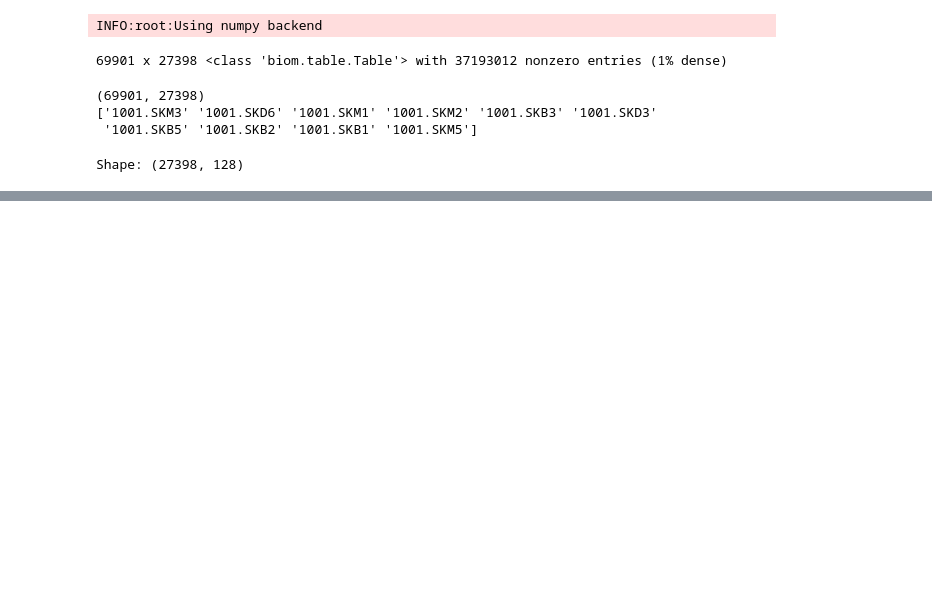
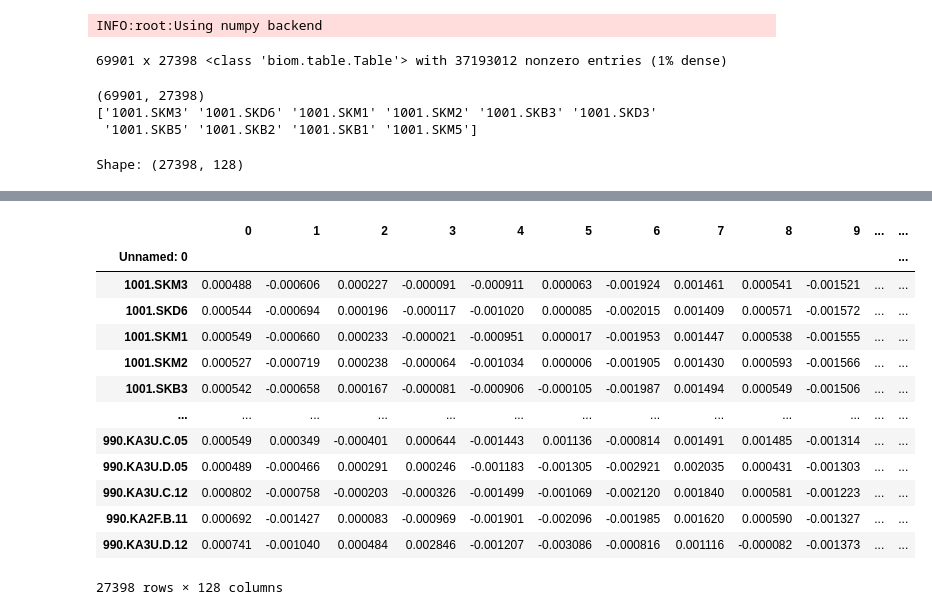
Before and after one commit to pchlenski/phylosig, a Jupyter notebook: 10_exploring_emp.ipynb, the cells around one changed output, grey strips where cells are left out. Saved outputs shown, nothing was run; the diff lists cells and outputs as text; code cells hidden in the pictures; blank space fills up the shorter version.

```diff
--- a/10_exploring_emp.ipynb
+++ b/10_exploring_emp.ipynb
@@ -136,3 +149,20 @@ mixture_dists = hyp.metric.dist_pairwise(
+# %%
+mixture_embeddings.to
+# %% [output]
+|  | 0 | 1 | 2 | 3 | 4 | 5 | 6 | 7 | 8 | 9 | ... | ... |
+| Unnamed: 0 |  |  |  |  |  |  |  |  |  |  |  | ... |
+| 1001.SKM3 | 0.000488 | -0.000606 | 0.000227 | -0.000091 | -0.000911 | 0.000063 | -0.001924 | 0.001461 | 0.000541 | -0.001521 | ... | ... |
+| 1001.SKD6 | 0.000544 | -0.000694 | 0.000196 | -0.000117 | -0.001020 | 0.000085 | -0.002015 | 0.001409 | 0.000571 | -0.001572 | ... | ... |
+| 1001.SKM1 | 0.000549 | -0.000660 | 0.000233 | -0.000021 | -0.000951 | 0.000017 | -0.001953 | 0.001447 | 0.000538 | -0.001555 | ... | ... |
+| 1001.SKM2 | 0.000527 | -0.000719 | 0.000238 | -0.000064 | -0.001034 | 0.000006 | -0.001905 | 0.001430 | 0.000593 | -0.001566 | ... | ... |
+| 1001.SKB3 | 0.000542 | -0.000658 | 0.000167 | -0.000081 | -0.000906 | -0.000105 | -0.001987 | 0.001494 | 0.000549 | -0.001506 | ... | ... |
+| ... | ... | ... | ... | ... | ... | ... | ... | ... | ... | ... | ... | ... |
+| 990.KA3U.C.05 | 0.000549 | 0.000349 | -0.000401 | 0.000644 | -0.001443 | 0.001136 | -0.000814 | 0.001491 | 0.001485 | -0.001314 | ... | ... |
+| 990.KA3U.D.05 | 0.000489 | -0.000466 | 0.000291 | 0.000246 | -0.001183 | -0.001305 | -0.002921 | 0.002035 | 0.000431 | -0.001303 | ... | ... |
+| 990.KA3U.C.12 | 0.000802 | -0.000758 | -0.000203 | -0.000326 | -0.001499 | -0.001069 | -0.002120 | 0.001840 | 0.000581 | -0.001223 | ... | ... |
+| 990.KA2F.B.11 | 0.000692 | -0.001427 | 0.000083 | -0.000969 | -0.001901 | -0.002096 | -0.001985 | 0.001620 | 0.000590 | -0.001327 | ... | ... |
+| 990.KA3U.D.12 | 0.000741 | -0.001040 | 0.000484 | 0.002846 | -0.001207 | -0.003086 | -0.000816 | 0.001116 | -0.000082 | -0.001373 | ... | ... |
+27398 rows × 128 columns
 # %%
 # t-SNE in hyperbolic space - this takes a while
 
```
Also changed, not shown: parts of 5 cells of this notebook, 2 other files.
